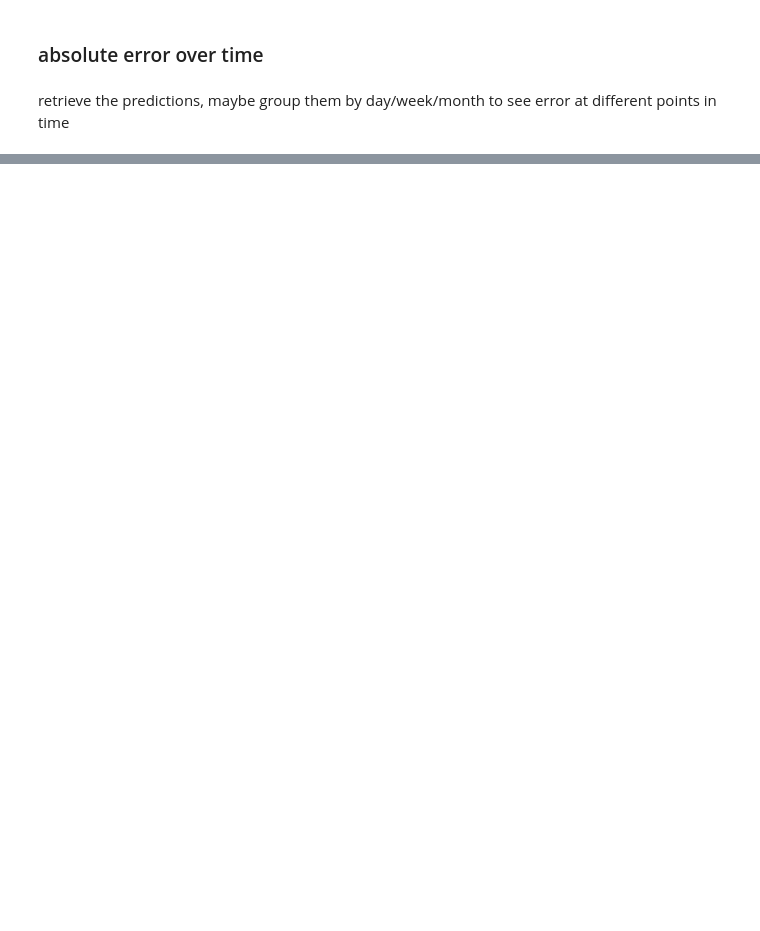
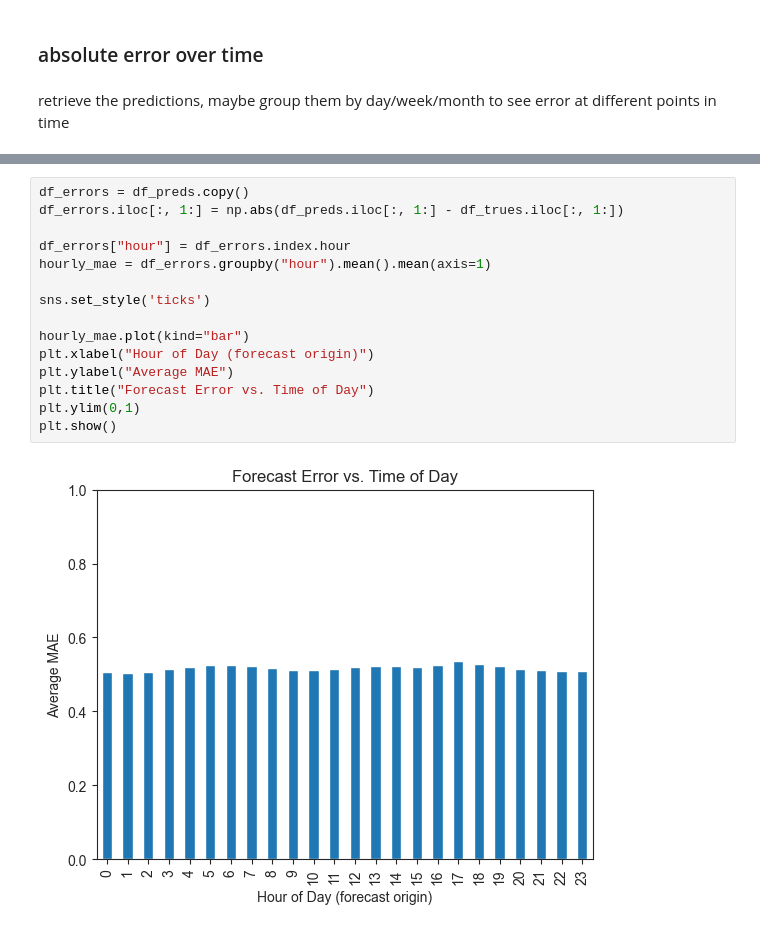
Before and after one commit to valentin-17/epf, a Jupyter notebook: notebooks/other_data_viz.ipynb, the cells around one changed output, grey strips where cells are left out. Cells and saved outputs as stored; diff of their text form; blank space fills up the shorter version.

```diff
--- a/notebooks/other_data_viz.ipynb
+++ b/notebooks/other_data_viz.ipynb
@@ -308,0 +267,17 @@ sns.barplot(grouped['prediction_error'])
+# %%
+df_errors = df_preds.copy()
+df_errors.iloc[:, 1:] = np.abs(df_preds.iloc[:, 1:] - df_trues.iloc[:, 1:])
+
+df_errors["hour"] = df_errors.index.hour
+hourly_mae = df_errors.groupby("hour").mean().mean(axis=1)
+
+sns.set_style('ticks')
+
+hourly_mae.plot(kind="bar")
+plt.xlabel("Hour of Day (forecast origin)")
+plt.ylabel("Average MAE")
+plt.title("Forecast Error vs. Time of Day")
+plt.ylim(0,1)
+plt.show()
+# %% [output]
+[figure, added]
```
Also changed, not shown: parts of 17 cells of this notebook, 6 other files.
